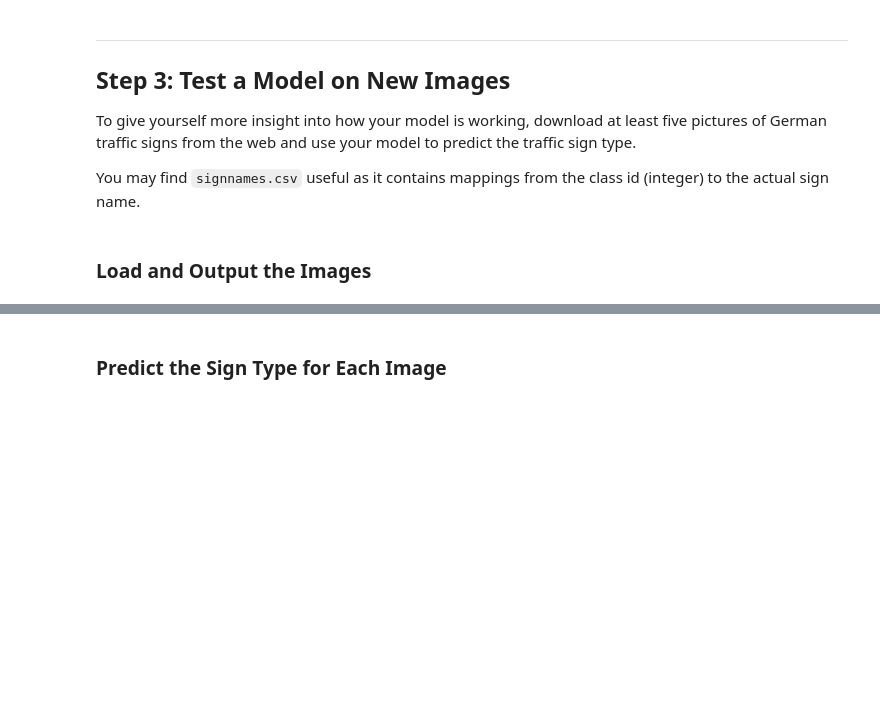
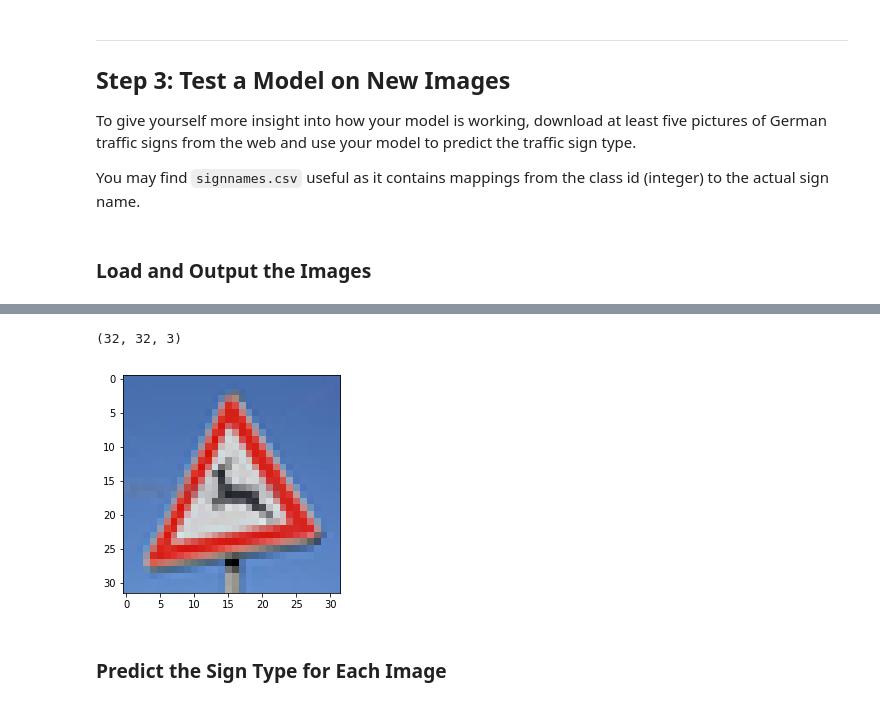
Before and after one commit to xingliuUT/CarND-Traffic-Sign-Classifier-Project, a Jupyter notebook: Traffic_Sign_Classifier.ipynb, the cells around one changed output, grey strips where cells are left out. Saved outputs shown, nothing was run; the diff lists cells and outputs as text; code cells hidden in the pictures; blank space fills up the shorter version.

```diff
--- a/Traffic_Sign_Classifier.ipynb
+++ b/Traffic_Sign_Classifier.ipynb
@@ -601,3 +599,10 @@ You may find `signnames.csv` useful as it contains mappings from the class id (i
+# %%
+imgTest01 = mpimg.imread('./newImg/newTest' + index + '.png')
+plt.imshow(imgTest01)
+print(imgTest01.shape)
+# %% [output]
+(32, 32, 3)
+[figure, added]
 # %% [markdown]
 ### Predict the Sign Type for Each Image
 # %%
```
Also changed, not shown: parts of 11 cells of this notebook.
